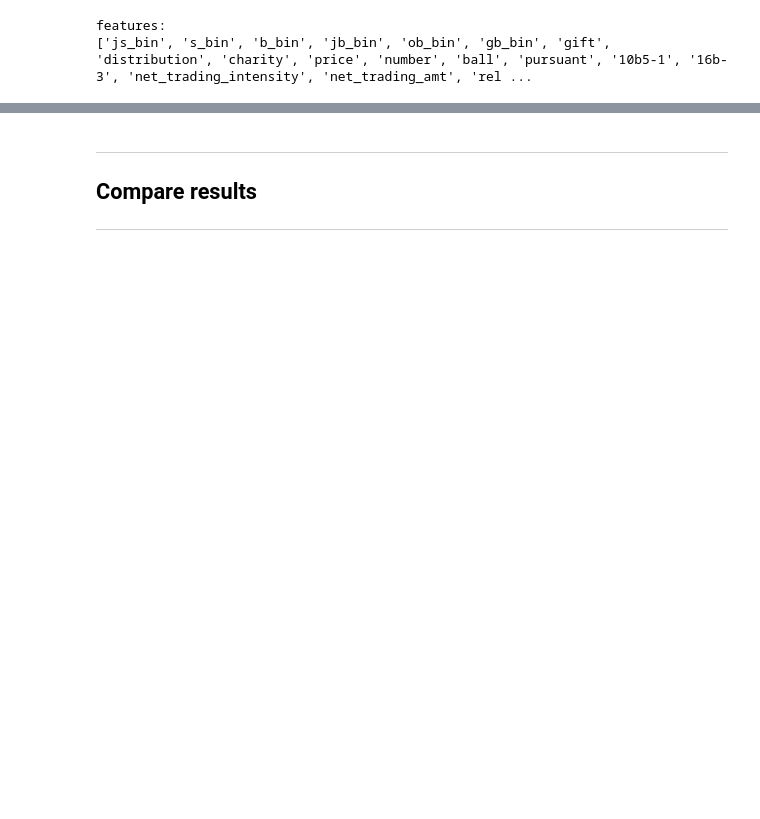
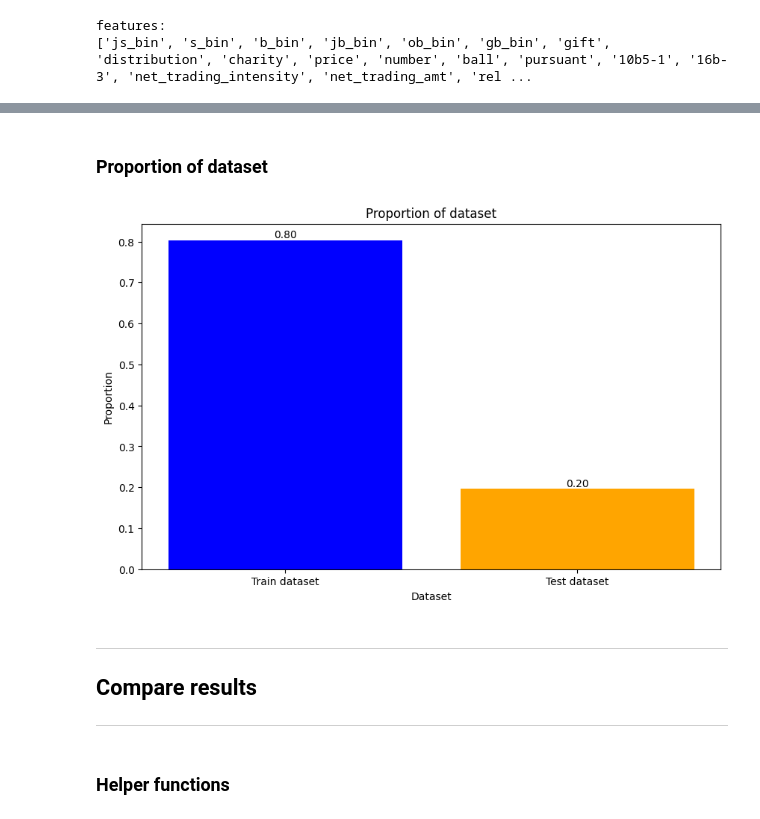
Before and after one commit to Blimperoo/DSA4263-Final-Insider-Trading, a Jupyter notebook: src/main/main.ipynb, the cells around one changed output, grey strips where cells are left out. Cells and saved outputs as stored; diff of their text form; code cells hidden in the pictures; blank space fills up the shorter version.

```diff
--- a/src/main/main.ipynb
+++ b/src/main/main.ipynb
@@ -110,4 +159,30 @@ features:
+# %% [markdown]
+### Proportion of dataset
+# %%
+dataset = ['Train dataset', 'Test dataset']
+total = len(train) + len(test)
+size = [len(train)/total, len(test)/total]
+
+plt.figure(figsize=(10, 6))
+
+# Create bar plot
+bars = plt.bar(dataset, size, color = ["blue", "orange"])
+plt.title('Proportion of dataset')
+plt.xlabel('Dataset')
+plt.ylabel('Proportion')
+
+for bar in bars:
+    height = bar.get_height()
+    plt.text(bar.get_x() + bar.get_width()/2, height, f"{height:.2f}",
+             ha="center", va="bottom", fontsize=10)
+
+# Show plot
+plt.show()
+# %% [output]
+[figure, added]
 # %% [markdown]
 ___
 ## Compare results
 ___
+# %% [markdown]
+### Helper functions
```
Also changed, not shown: parts of 14 cells of this notebook, 1 other file.
